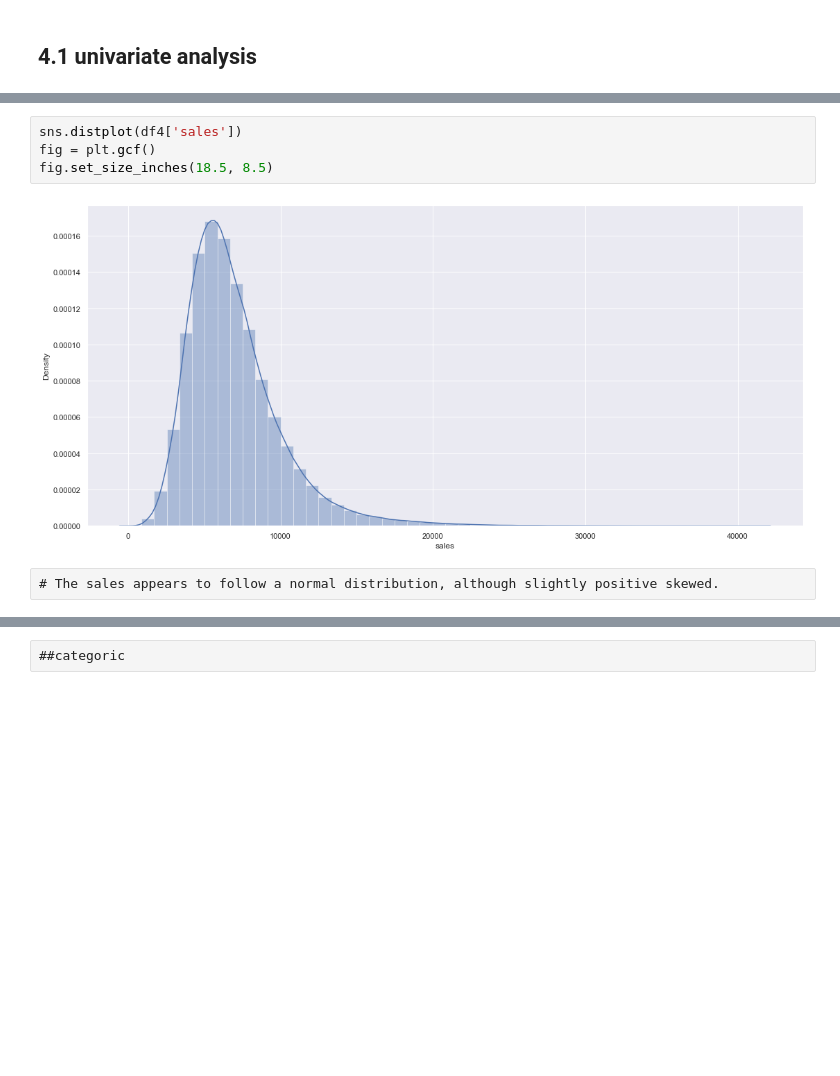
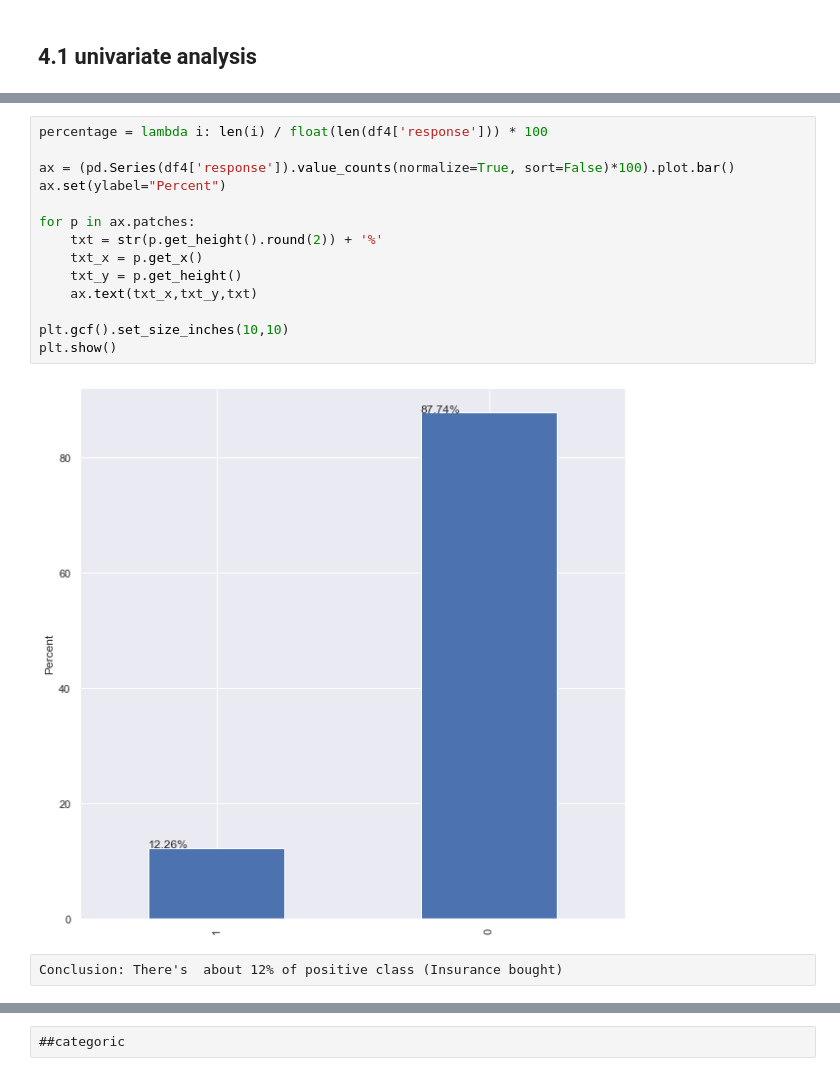
Before and after one commit to ViniciusKos/insurance_cross, a Jupyter notebook: forecast_sales.ipynb, the cells around one changed output, grey strips where cells are left out. Drawn from its saved outputs; the diff is of its cells as text; blank space fills up the shorter version.

```diff
--- a/forecast_sales.ipynb
+++ b/forecast_sales.ipynb
@@ -249,11 +226,21 @@ for p in g.ax.patches:
-# %%
-sns.distplot(df4['sales'])
-fig = plt.gcf()
-fig.set_size_inches(18.5, 8.5)
-# %% [output]
-[figure, removed]
-# %% [raw]
-# The sales appears to follow a normal distribution, although slightly positive skewed.
+# %%
+percentage = lambda i: len(i) / float(len(df4['response'])) * 100
+
+ax = (pd.Series(df4['response']).value_counts(normalize=True, sort=False)*100).plot.bar()
+ax.set(ylabel="Percent")
+
+for p in ax.patches:
+    txt = str(p.get_height().round(2)) + '%'
+    txt_x = p.get_x()
+    txt_y = p.get_height()
+    ax.text(txt_x,txt_y,txt)
+
+plt.gcf().set_size_inches(10,10)
+plt.show()
+# %% [output]
+[figure, added]
+# %% [raw]
+Conclusion: There's  about 12% of positive class (Insurance bought)
 # %%
 df4.hist(bins=25)
 fig = plt.gcf()
```
Also changed, not shown: parts of 15 cells of this notebook.
